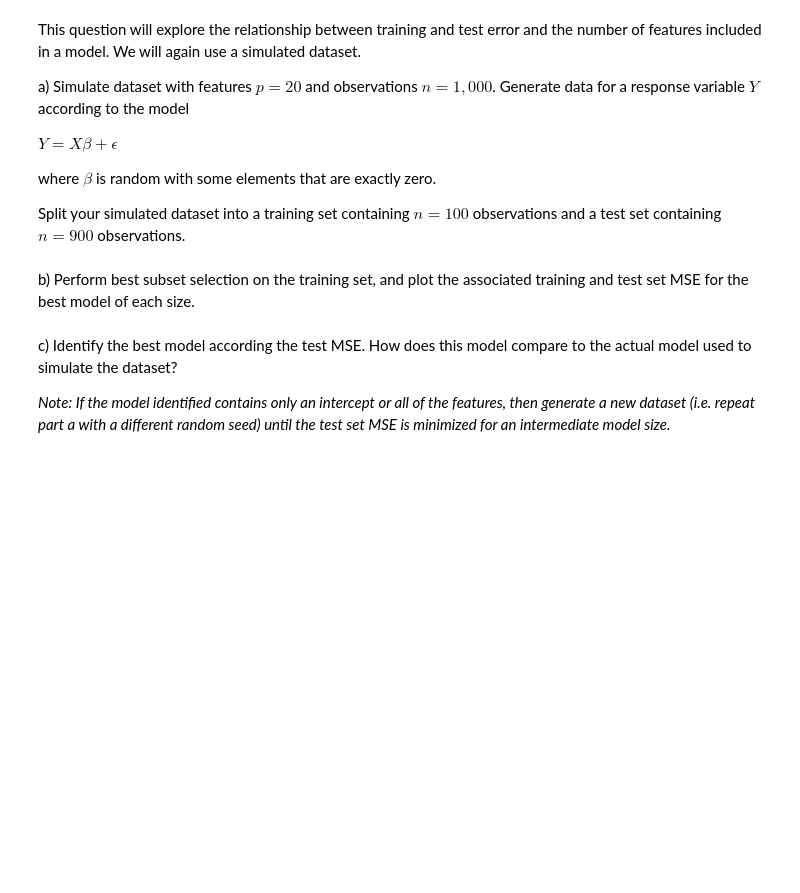
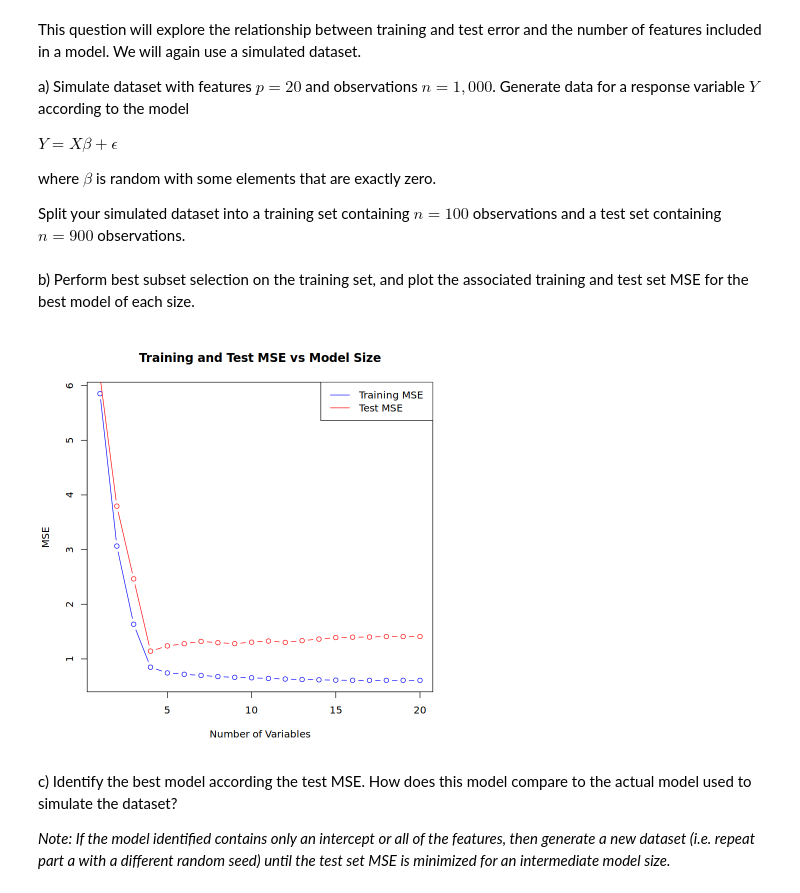
Before and after one commit to cnsimmons/Simmons_DSPN_S25, a Jupyter notebook: ExerciseSubmissions/ex16_selecting-the-best-model.ipynb, the cells around one changed output. Cells and saved outputs as stored; diff of their text form; code cells hidden in the pictures; blank space fills up the shorter version.

```diff
--- a/ExerciseSubmissions/ex16_selecting-the-best-model.ipynb
+++ b/ExerciseSubmissions/ex16_selecting-the-best-model.ipynb
@@ -95,3 +259,42 @@ b) Perform best subset selection on the training set, and plot the associated tr
+# %%
+# Run best subset selection on training set
+regfit_train <- regsubsets(Y ~ ., data = train_data, nvmax = p)
+regfit_summary <- summary(regfit_train)
+
+# Calculate training MSE for each model size
+train_mse <- rep(NA, p)
+for (i in 1:p) {
+  # Get model matrix for training data
+  train_mat <- model.matrix(Y ~ ., data = train_data)
+  # Get coefficients for model of size i
+  coefi <- coef(regfit_train, id = i)
+  # Get predictions (need to match coefficient names with columns in model matrix)
+  pred <- train_mat[, names(coefi)] %*% coefi
+  # Calculate MSE
+  train_mse[i] <- mean((train_data$Y - pred)^2)
+}
+
+# Calculate test MSE for each model size
+test_mse <- rep(NA, p)
+for (i in 1:p) {
+  # Get model matrix for test data
+  test_mat <- model.matrix(Y ~ ., data = test_data)
+  # Get coefficients for model of size i
+  coefi <- coef(regfit_train, id = i)
+  # Get predictions (need to match coefficient names with columns in model matrix)
+  pred <- test_mat[, names(coefi)] %*% coefi
+  # Calculate MSE
+  test_mse[i] <- mean((test_data$Y - pred)^2)
+}
+
+# Plot training and test MSE
+par(mfrow = c(1, 1))
+plot(1:p, train_mse, type = "b", col = "blue", xlab = "Number of Variables",
+     ylab = "MSE", main = "Training and Test MSE vs Model Size")
+lines(1:p, test_mse, type = "b", col = "red")
+legend("topright", c("Training MSE", "Test MSE"), col = c("blue", "red"), lty = 1)
+# %% [output]
+[figure, added]
 # %% [markdown]
 c) Identify the best model according the test MSE. How does this model compare to the actual model used to simulate the dataset?
 
```
Also changed, not shown: parts of 16 cells of this notebook.
